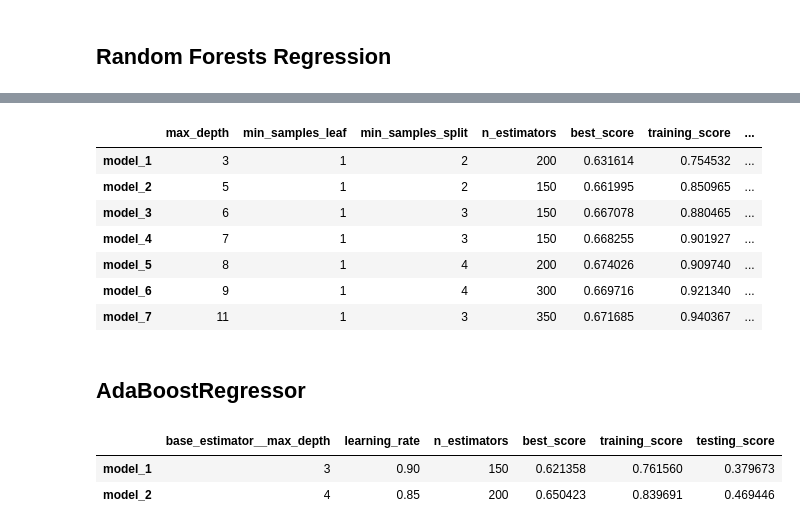
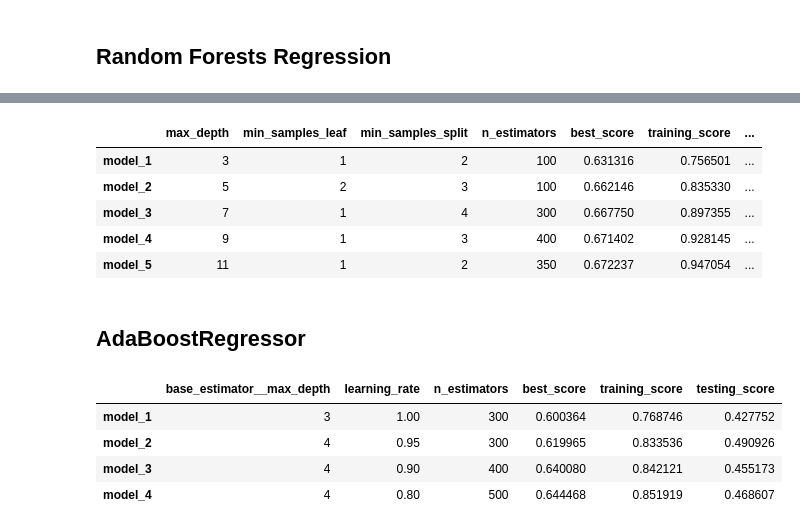
Before and after one commit to nolanarendt/IMDb-Revenue-Predictions, a Jupyter notebook: models/IMDb_RandomForestsRegressionRevenue.ipynb, the cells around one changed output, grey strips where cells are left out. Saved outputs shown, nothing was run; the diff lists cells and outputs as text; code cells hidden in the pictures.

```diff
--- a/models/IMDb_RandomForestsRegressionRevenue.ipynb
+++ b/models/IMDb_RandomForestsRegressionRevenue.ipynb
@@ -52,37 +56,35 @@ count = 0
 # %%
 rf_params = {
     'max_depth': [9, 10, 11],
     'min_samples_leaf': [1, 2, 3],
-    'min_samples_split': [3, 4, 5],
-    'n_estimators': [300, 350, 400],
+    'min_samples_split': [2, 3, 4],
+    'n_estimators': [350, 400, 450],
 }
 
 gs = GridSearchCV(rf, param_grid=rf_params, cv = 5, n_jobs = 12)
 
 gs.fit(X_train, y_train)
 
 count += 1
 
 gs.best_params_['best_score'] = gs.best_score_
 
 gs.best_params_['training_score'] = gs.score(X_train, y_train)
 
 gs.best_params_['testing_score'] = gs.score(X_test, y_test)
 
 model_params[f'model_{count}'] = gs.best_params_
 
 model_df = pd.DataFrame.from_dict(model_params, orient='index')
 
 model_df
 # %% [output]
 |  | max_depth | min_samples_leaf | min_samples_split | n_estimators | best_score | training_score | ... |
-| model_1 | 3 | 1 | 2 | 200 | 0.631614 | 0.754532 | ... |
-| model_2 | 5 | 1 | 2 | 150 | 0.661995 | 0.850965 | ... |
-| model_3 | 6 | 1 | 3 | 150 | 0.667078 | 0.880465 | ... |
-| model_4 | 7 | 1 | 3 | 150 | 0.668255 | 0.901927 | ... |
-| model_5 | 8 | 1 | 4 | 200 | 0.674026 | 0.909740 | ... |
-| model_6 | 9 | 1 | 4 | 300 | 0.669716 | 0.921340 | ... |
-| model_7 | 11 | 1 | 3 | 350 | 0.671685 | 0.940367 | ... |
+| model_1 | 3 | 1 | 2 | 100 | 0.631316 | 0.756501 | ... |
+| model_2 | 5 | 2 | 3 | 100 | 0.662146 | 0.835330 | ... |
+| model_3 | 7 | 1 | 4 | 300 | 0.667750 | 0.897355 | ... |
+| model_4 | 9 | 1 | 3 | 400 | 0.671402 | 0.928145 | ... |
+| model_5 | 11 | 1 | 2 | 350 | 0.672237 | 0.947054 | ... |
 # %% [markdown]
 ## AdaBoostRegressor
 # %%
@@ -93,8 +95,8 @@ ada = AdaBoostRegressor(base_estimator=RandomForestRegressor())
 
 ada_params = {
     'base_estimator__max_depth': [3, 4, 5],
-    'learning_rate': [.85, .90, .95],
-    'n_estimators': [150, 200, 250],
+    'learning_rate': [.80, .85, .90],
+    'n_estimators': [300, 400, 500],
 }
 
 gs_two = GridSearchCV(ada, param_grid=ada_params, cv=3, n_jobs = 12)
@@ -116,5 +118,7 @@ model_df_two = pd.DataFrame.from_dict(model_params_two, orient='index')
 model_df_two
 # %% [output]
 |  | base_estimator__max_depth | learning_rate | n_estimators | best_score | training_score | testing_score |
-| model_1 | 3 | 0.90 | 150 | 0.621358 | 0.761560 | 0.379673 |
-| model_2 | 4 | 0.85 | 200 | 0.650423 | 0.839691 | 0.469446 |
+| model_1 | 3 | 1.00 | 300 | 0.600364 | 0.768746 | 0.427752 |
+| model_2 | 4 | 0.95 | 300 | 0.619965 | 0.833536 | 0.490926 |
+| model_3 | 4 | 0.90 | 400 | 0.640080 | 0.842121 | 0.455173 |
+| model_4 | 4 | 0.80 | 500 | 0.644468 | 0.851919 | 0.468607 |
```
Also changed, not shown: parts of 2 cells of this notebook, 3 other files.
